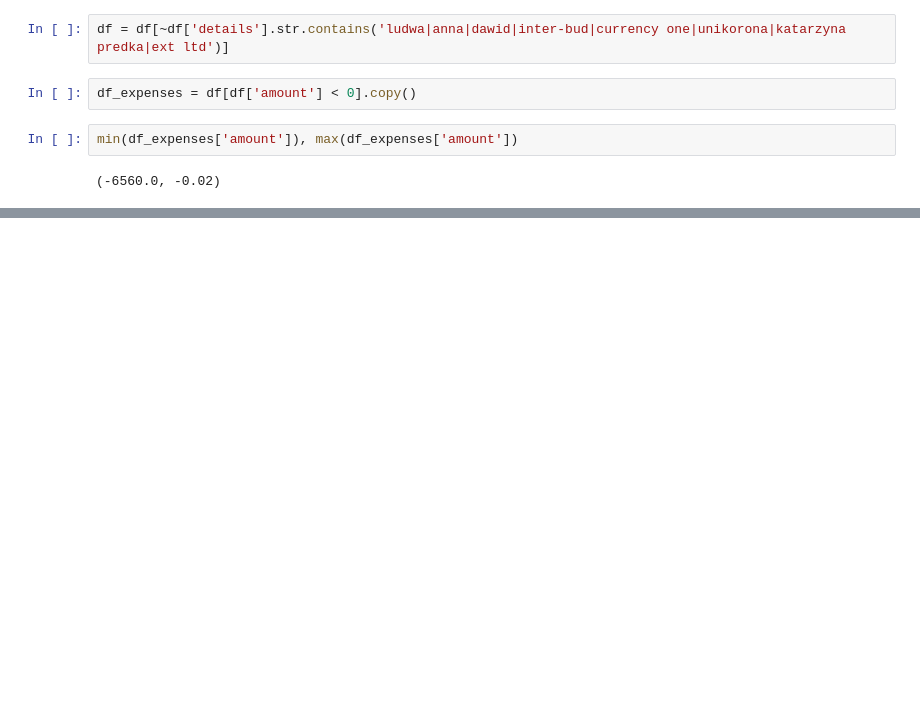
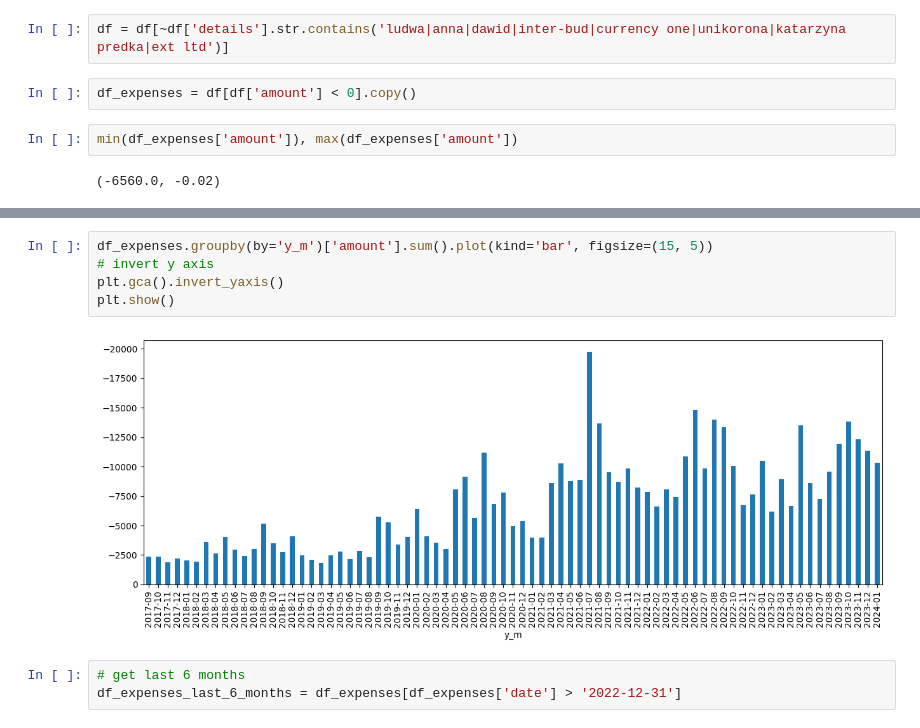
Before and after one commit to dawidludwa/money, a Jupyter notebook: src/kasa3.ipynb, the cells around one changed output, grey strips where cells are left out. Drawn from its saved outputs; the diff is of its cells as text; blank space fills up the shorter version.

```diff
--- a/src/kasa3.ipynb
+++ b/src/kasa3.ipynb
@@ -193,0 +202,10 @@ df_expenses.sort_values(by='amount', ascending=True).head(50)
+# %%
+df_expenses.groupby(by='y_m')['amount'].sum().plot(kind='bar', figsize=(15, 5))
+# invert y axis
+plt.gca().invert_yaxis()
+plt.show()
+# %% [output]
+[figure, added]
+# %%
+# get last 6 months
+df_expenses_last_6_months = df_expenses[df_expenses['date'] > '2022-12-31']
```
Also changed, not shown: parts of 15 cells of this notebook.
